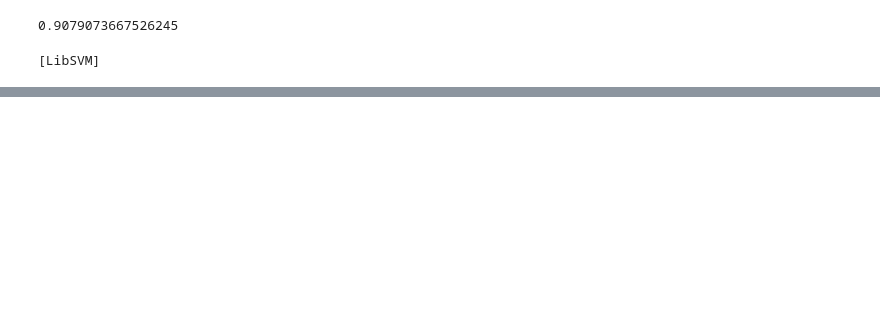
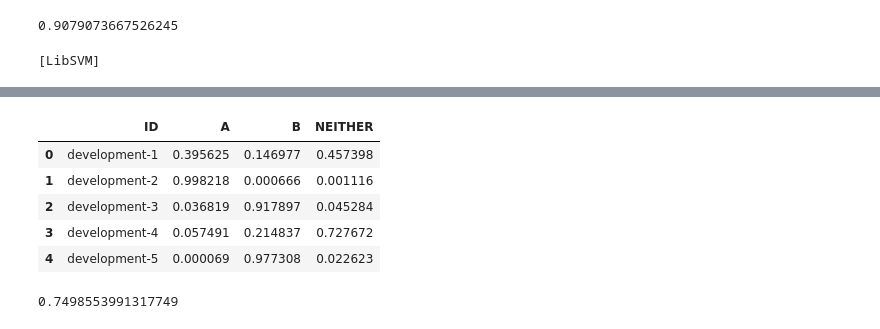
Before and after one commit to bxclib2/kaggle-gender-coref, a Jupyter notebook: part4_base_line_model_with_PPA.ipynb, the cells around one changed output, grey strips where cells are left out. Saved outputs shown, nothing was run; the diff lists cells and outputs as text; code cells hidden in the pictures; blank space fills up the shorter version.

```diff
--- a/part4_base_line_model_with_PPA.ipynb
+++ b/part4_base_line_model_with_PPA.ipynb
@@ -130,0 +133,26 @@ compute_loss(sub_df,test_data)
+# %%
+import torch.nn as nn
+class MLP(nn.Module):
+    def __init__(self):
+        super(MLP, self).__init__()
+        self.layers = nn.Sequential(
+            nn.Linear(256*3, 128),
+            nn.BatchNorm1d(128),
+            nn.ReLU(),
+            nn.Dropout(0.9),
+            nn.Linear(128, 3)
+        )
+
+    def forward(self, x):
+        # convert tensor (128, 1, 28, 28) --> (128, 1*28*28)
+        x = x.view(x.size(0), -1)
+        x = self.layers(x)
+        return x
+# %%
+EPOCHS = 500
+batch_size = 25
+mlp = MLP()
+mlp.cuda()
+opt = torch.optim.Adam(mlp.parameters(), lr=0.001)
+loss_fn = nn.CrossEntropyLoss()
+loss_fn.cuda()
@@ -130,0 +196,18 @@ compute_loss(sub_df,test_data)
+# %%
+pred_mlp = torch.nn.Softmax(dim = 1)(mlp(torch.Tensor(X_test[:,6:6+3*256]).cuda())).cpu().data.numpy()
+# %%
+sub_df = pd.read_csv("./test_and_submit/sample_submission_stage_1.csv")
+sub_df.loc[:, ['A','B','NEITHER']] = pred_mlp
+sub_df.to_csv("./test_and_submit/submission+model+mlp@"+str(datetime.datetime.now())+".csv", index=False)
+sub_df.head()
+# %% [output]
+|  | ID | A | B | NEITHER |
+| 0 | development-1 | 0.395625 | 0.146977 | 0.457398 |
+| 1 | development-2 | 0.998218 | 0.000666 | 0.001116 |
+| 2 | development-3 | 0.036819 | 0.917897 | 0.045284 |
+| 3 | development-4 | 0.057491 | 0.214837 | 0.727672 |
+| 4 | development-5 | 0.000069 | 0.977308 | 0.022623 |
+# %%
+compute_loss(sub_df,test_data)
+# %% [output]
+0.7498553991317749
```
Also changed, not shown: parts of 5 cells of this notebook.
